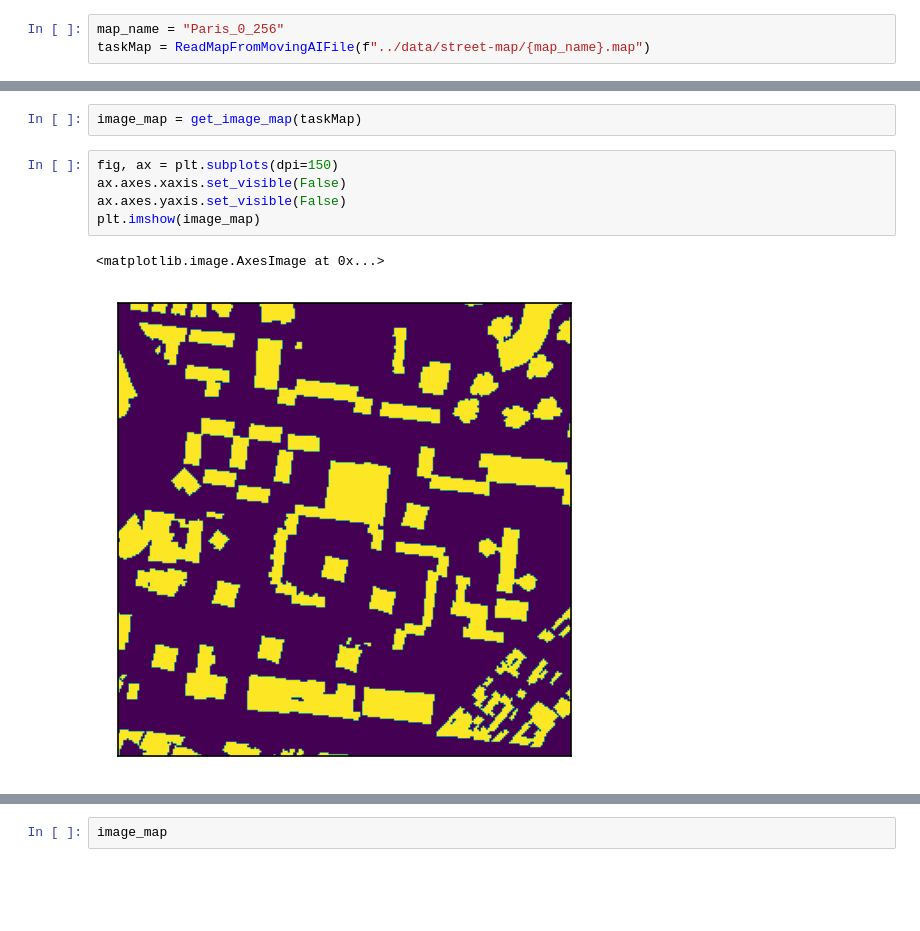
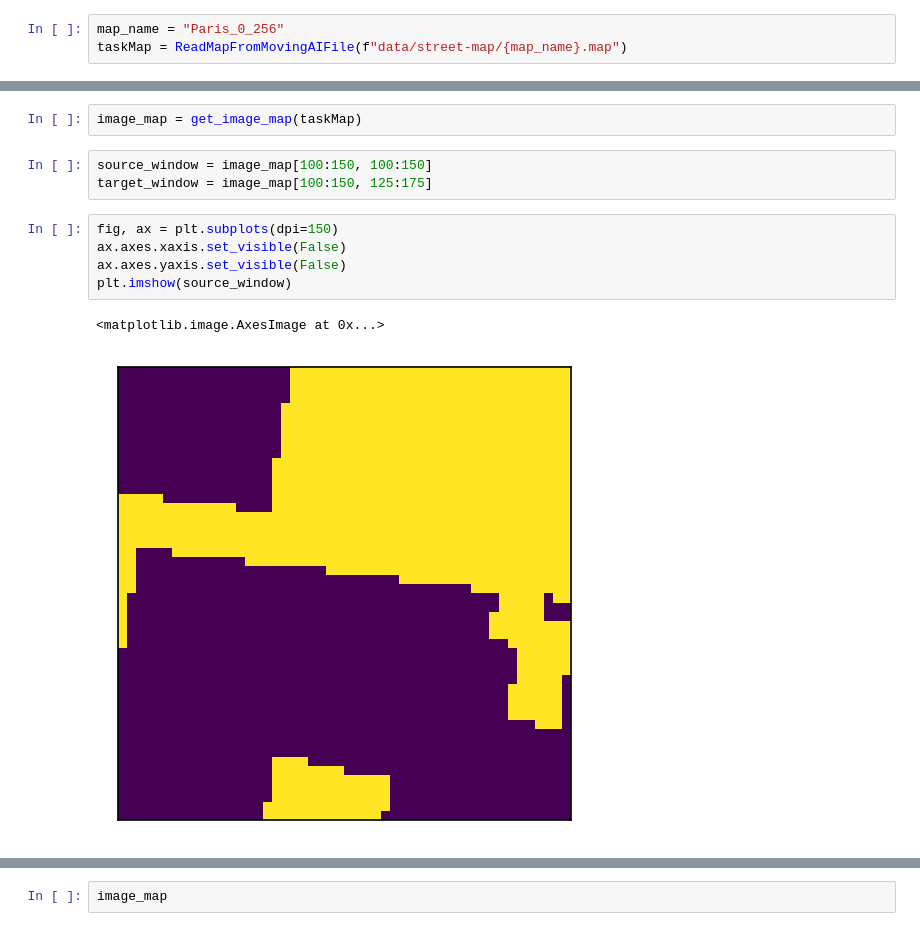
Before and after one commit to ZhekaHauska/hp_mcts_dl, a Jupyter notebook: data.ipynb, the cells around one changed output, grey strips where cells are left out. Cells and saved outputs as stored; diff of their text form; blank space fills up the shorter version.

```diff
--- a/data.ipynb
+++ b/data.ipynb
@@ -10,7 +10,7 @@ import matplotlib.pyplot as plt
 from utils.utils import ReadMapFromMovingAIFile, Map
 # %%
 map_name = "Paris_0_256"
-taskMap = ReadMapFromMovingAIFile(f"../data/street-map/{map_name}.map")
+taskMap = ReadMapFromMovingAIFile(f"data/street-map/{map_name}.map")
 # %%
 def get_image_map(gridMap : Map):
     hIm = gridMap.height
@@ -23,11 +23,14 @@ def get_image_map(gridMap : Map):
     return np.asarray(im) * 255
 # %%
 image_map = get_image_map(taskMap)
+# %%
+source_window = image_map[100:150, 100:150]
+target_window = image_map[100:150, 125:175]
 # %%
 fig, ax = plt.subplots(dpi=150)
 ax.axes.xaxis.set_visible(False)
 ax.axes.yaxis.set_visible(False)
-plt.imshow(image_map)
+plt.imshow(source_window)
 # %% [output]
 <matplotlib.image.AxesImage at 0x...>
-[figure, old version]
+[figure, new version]
```
Also changed, not shown: parts of 5 cells of this notebook, 3 other files.
